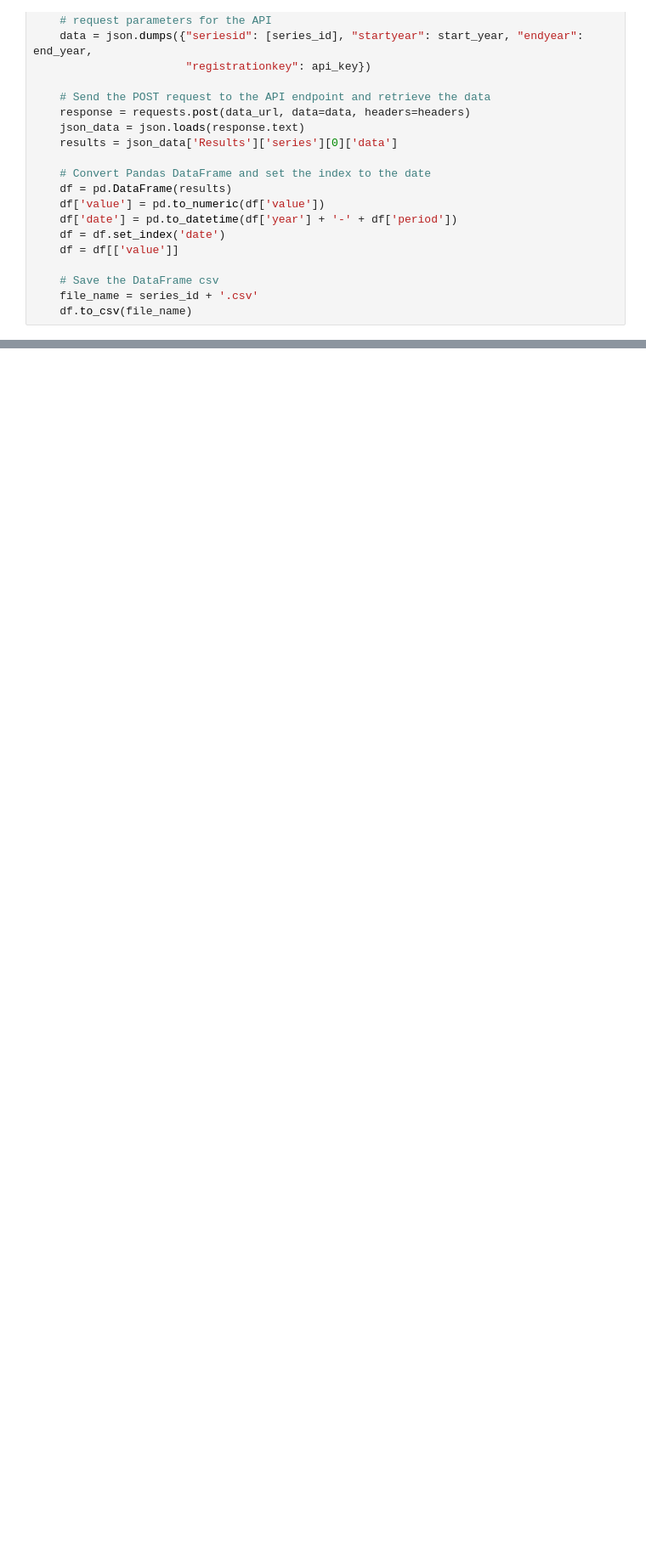
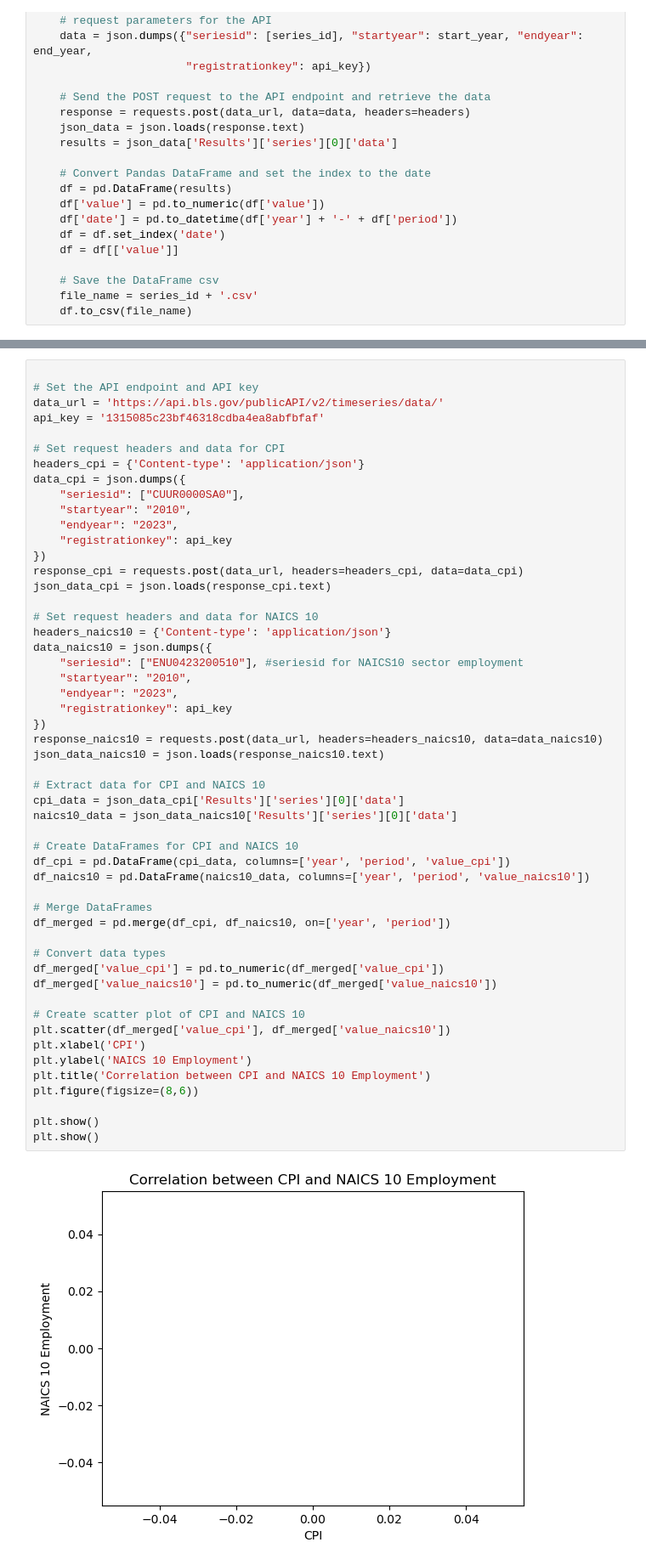
Before and after one commit to aumekubo2/SHAAL, a Jupyter notebook: Untitled.ipynb, the cells around one changed output, grey strips where cells are left out. Shown: that part at 85% size. Cells and saved outputs as stored; diff of their text form; blank space fills up the shorter version.

```diff
--- a/Untitled.ipynb
+++ b/Untitled.ipynb
@@ -559,0 +450,54 @@ TypeError: no numeric data to plot
+# %%
+
+# Set the API endpoint and API key
+data_url = 'https://api.bls.gov/publicAPI/v2/timeseries/data/'
+api_key = '1315085c23bf46318cdba4ea8abfbfaf'
+
+# Set request headers and data for CPI
+headers_cpi = {'Content-type': 'application/json'}
+data_cpi = json.dumps({
+    "seriesid": ["CUUR0000SA0"],
+    "startyear": "2010",
+    "endyear": "2023",
+    "registrationkey": api_key
+})
+response_cpi = requests.post(data_url, headers=headers_cpi, data=data_cpi)
+json_data_cpi = json.loads(response_cpi.text)
+
+# Set request headers and data for NAICS 10
+headers_naics10 = {'Content-type': 'application/json'}
+data_naics10 = json.dumps({
+    "seriesid": ["ENU0423200510"], #seriesid for NAICS10 sector employment
+    "startyear": "2010",
+    "endyear": "2023",
+    "registrationkey": api_key
+})
+response_naics10 = requests.post(data_url, headers=headers_naics10, data=data_naics10)
+json_data_naics10 = json.loads(response_naics10.text)
+
+# Extract data for CPI and NAICS 10
+cpi_data = json_data_cpi['Results']['series'][0]['data']
+naics10_data = json_data_naics10['Results']['series'][0]['data']
+
+# Create DataFrames for CPI and NAICS 10
+df_cpi = pd.DataFrame(cpi_data, columns=['year', 'period', 'value_cpi'])
+df_naics10 = pd.DataFrame(naics10_data, columns=['year', 'period', 'value_naics10'])
+
+# Merge DataFrames
+df_merged = pd.merge(df_cpi, df_naics10, on=['year', 'period'])
+
+# Convert data types
+df_merged['value_cpi'] = pd.to_numeric(df_merged['value_cpi'])
+df_merged['value_naics10'] = pd.to_numeric(df_merged['value_naics10'])
+
+# Create scatter plot of CPI and NAICS 10
+plt.scatter(df_merged['value_cpi'], df_merged['value_naics10'])
+plt.xlabel('CPI')
+plt.ylabel('NAICS 10 Employment')
+plt.title('Correlation between CPI and NAICS 10 Employment')
+plt.figure(figsize=(8,6))
+
+plt.show()
+plt.show()
+# %% [output]
+[figure, added]
```
Also changed, not shown: parts of 26 cells of this notebook.
